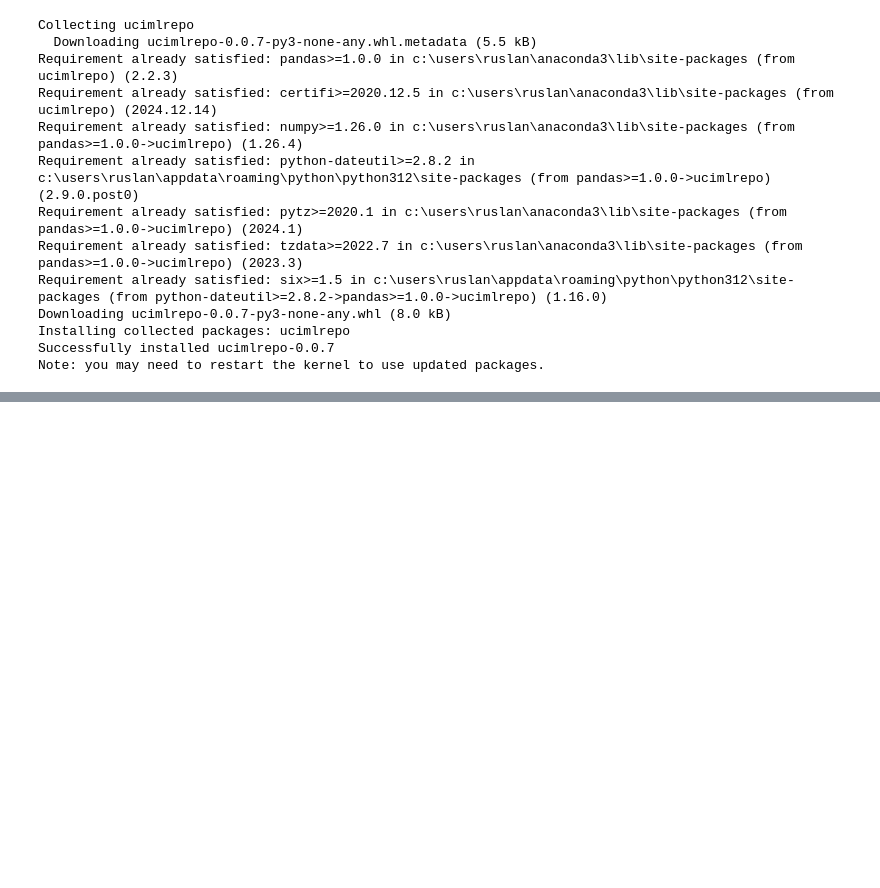
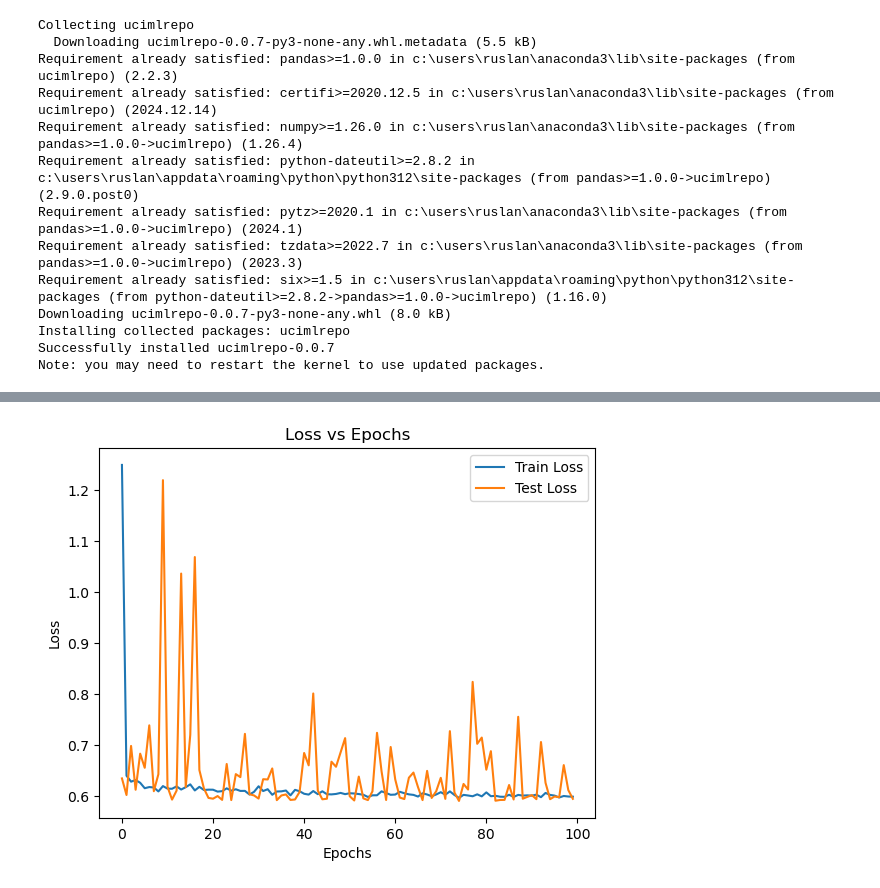
Before and after one commit to sokuroff/TPU-09.04.04-Software-Engineering, a Jupyter notebook: Semester 2/Neural networks/Lab1.ipynb, the cells around one changed output, grey strips where cells are left out. Drawn from its saved outputs; the diff is of its cells as text; code cells hidden in the pictures; blank space fills up the shorter version.

```diff
--- a/Semester 2/Neural networks/Lab1.ipynb
+++ b/Semester 2/Neural networks/Lab1.ipynb
@@ -403,0 +930,5 @@ X_train shape: (13903, 13)
+# %%
+from sklearn.model_selection import train_test_split
+
+X_train, X_test, y_train, y_test = train_test_split(pca_result, y, test_size=0.2, random_state=42)
+print(f'X_train shape: {X_train.shape}\n y_train shape: {y_train.shape}\n X_test shape: {X_test.shape}\n y_test shape: {y_test.shape}')
@@ -403,0 +960,15 @@ X_train shape: (13903, 13)
+# %%
+import torch
+
+class Regressor(torch.nn.Module):
+    def __init__(self):
+        super(Regressor, self).__init__()
+        self.model = torch.nn.Sequential(
+            torch.nn.Linear(5, 64),
+            torch.nn.Linear(64, 128),
+            torch.nn.Linear(128,256),
+            torch.nn.Linear(256, 1)
+        )
+
+    def forward(self, x):
+        return self.model(x)
@@ -403,0 +977,63 @@ X_train shape: (13903, 13)
+# %%
+import torch
+import torch.nn as nn
+import torch.optim as optim
+from torch.utils.data import DataLoader, TensorDataset
+import matplotlib.pyplot as plt
+
+batch_size = 32
+num_epochs = 100
+learning_rate = 0.001
+
+model = Regressor()
+criterion = nn.MSELoss()
+optimizer = optim.SGD(model.parameters(), lr=learning_rate)
+
+train_dataset = TensorDataset(X_train, y_train)
+train_loader = DataLoader(train_dataset, batch_size=batch_size, shuffle=True)
+
+test_dataset = TensorDataset(X_test, y_test)  # Для тестовой выборки
+test_loader = DataLoader(test_dataset, batch_size=batch_size, shuffle=False)
+
+train_losses = []
+test_losses = []
+
+for epoch in range(num_epochs):
+    model.train()  # Переводим модель в режим обучения
+    train_loss = 0.0
+    for X_batch, y_batch in train_loader:
+        # Прямой проход
+        y_pred = model(X_batch)
+        loss = criterion(y_pred, y_batch)
+
+        # Обратное распространение ошибки
+        optimizer.zero_grad()
+        loss.backward()
+        optimizer.step()
+
+        train_loss += loss.item()
+
+    train_losses.append(train_loss / len(train_loader))  # Среднее значение потерь для тренировки
+
+    # Оценка на тестовой выборке
+    model.eval()  # Переводим модель в режим оценки (без градиентов)
+    test_loss = 0.0
+    with torch.no_grad():  # Не нужно вычислять градиенты
+        for X_batch, y_batch in test_loader:
+            y_pred = model(X_batch)
+            loss = criterion(y_pred, y_batch)
+            test_loss += loss.item()
+
+    test_losses.append(test_loss / len(test_loader))  # Среднее значение потерь для теста
+
+    print(f"Epoch [{epoch+1}/{num_epochs}], Train Loss: {train_losses[-1]:.4f}, Test Loss: {test_losses[-1]:.4f}")
+
+# Построение графика
+plt.plot(range(num_epochs), train_losses, label='Train Loss')
+plt.plot(range(num_epochs), test_losses, label='Test Loss')
+plt.xlabel('Epochs')
+plt.ylabel('Loss')
+plt.legend()
+plt.title('Loss vs Epochs')
+plt.show()
+# %% [output]
@@ -403,0 +1057 @@ X_train shape: (13903, 13)
+[figure, added]
```
Also changed, not shown: parts of 86 cells of this notebook.
